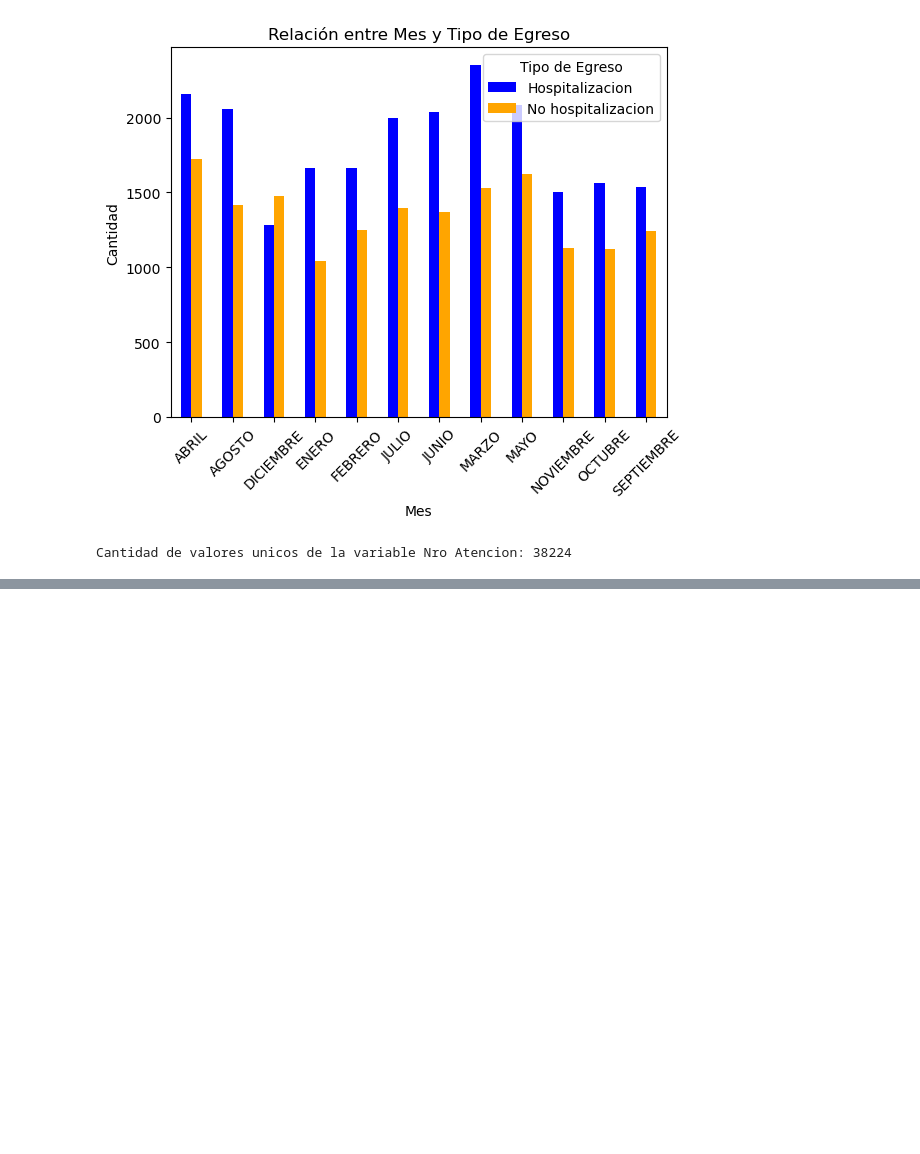
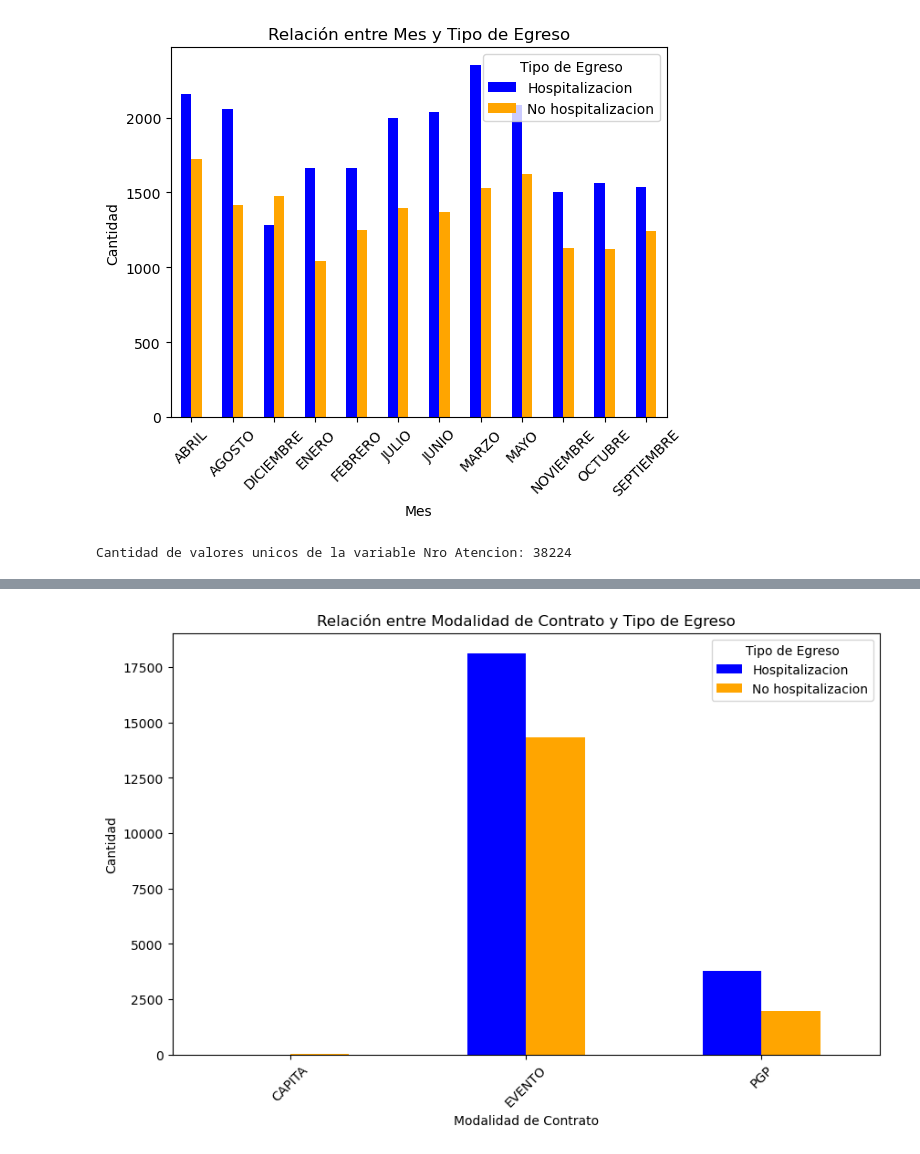
Before and after one commit to AndresBanquezBio/BDUrgencias, a Jupyter notebook: BDUrgencias.ipynb, the cells around one changed output, grey strips where cells are left out. Cells and saved outputs as stored; diff of their text form; code cells hidden in the pictures; blank space fills up the shorter version.

```diff
--- a/BDUrgencias.ipynb
+++ b/BDUrgencias.ipynb
@@ -455,0 +512,13 @@ Variables a eliminar hasta ahora: Nro Atencion, Paciente Tipo Identificacion.
+# %%
+conteo_modalidad_contrato = df_5.groupby(['Paciente Modalidad Contrato', 'Tipo Egreso (INTERNACION)']).size().unstack()
+
+conteo_modalidad_contrato.plot(kind='bar', color=['blue', 'orange'], figsize=(10, 6))
+plt.title('Relación entre Modalidad de Contrato y Tipo de Egreso')
+plt.xlabel('Modalidad de Contrato')
+plt.ylabel('Cantidad')
+plt.xticks(rotation=45)
+plt.legend(title='Tipo de Egreso')
+
+plt.show()
+# %% [output]
+[figure, added]
```
Also changed, not shown: parts of 12 cells of this notebook.
